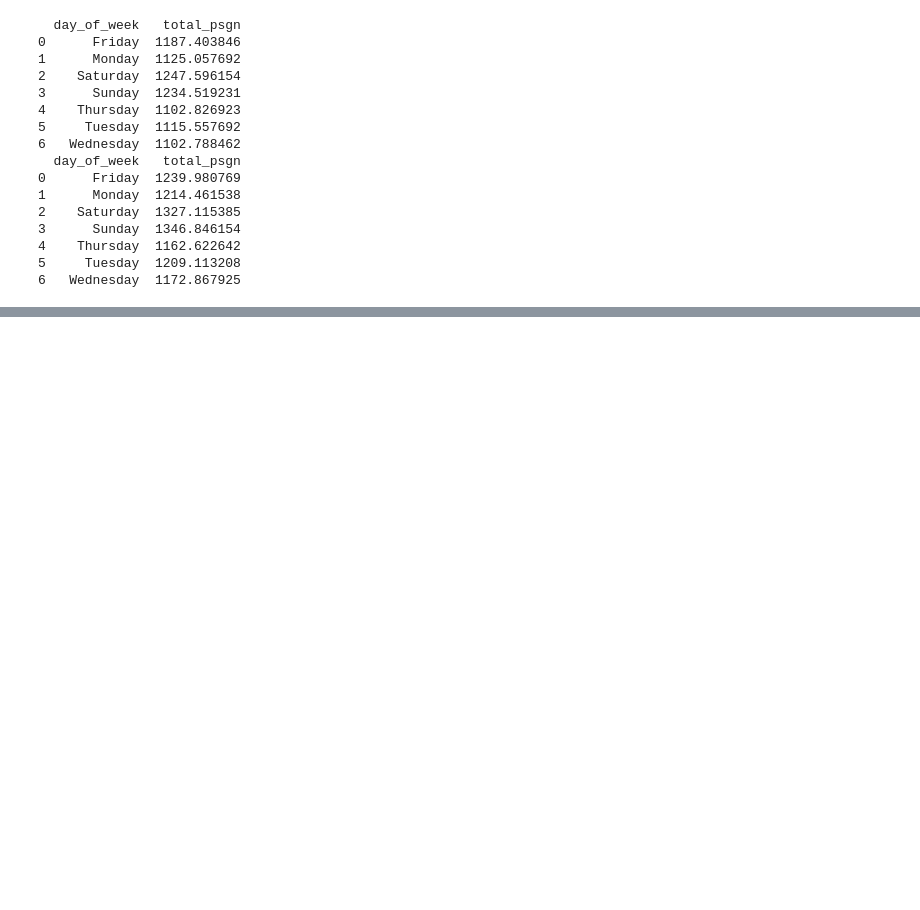
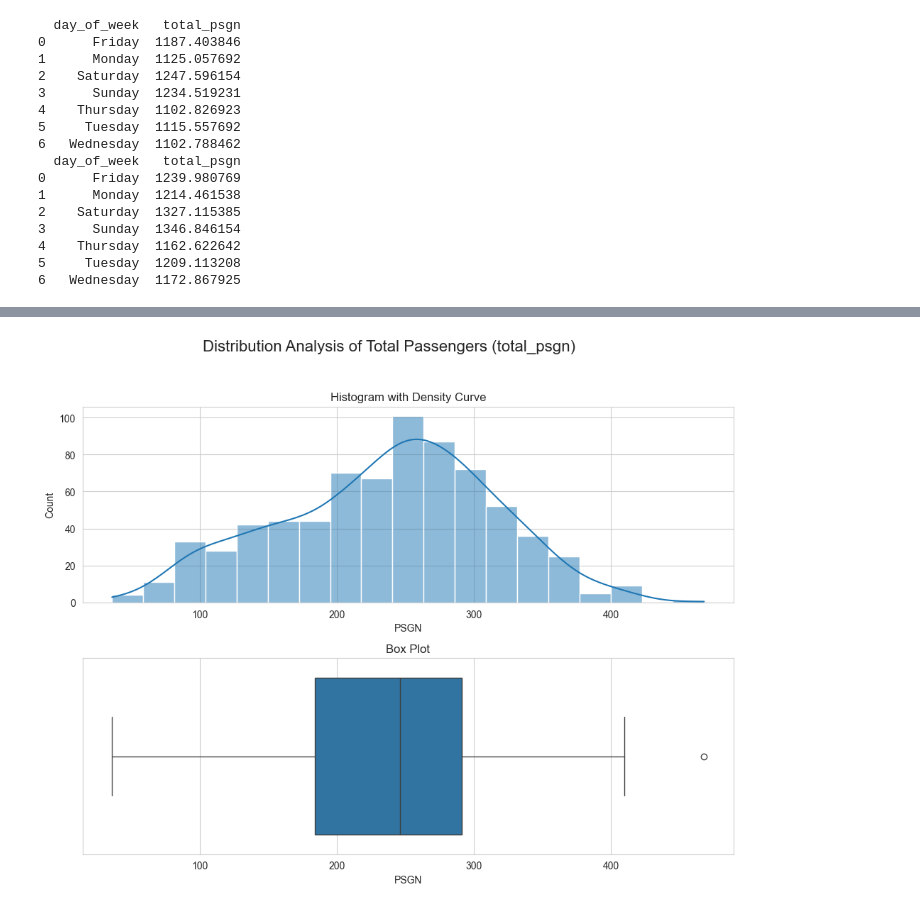
Before and after one commit to yashu1819/DPonTrain, a Jupyter notebook: Analysis/T22222.ipynb, the cells around one changed output, grey strips where cells are left out. Saved outputs shown, nothing was run; the diff lists cells and outputs as text; code cells hidden in the pictures; blank space fills up the shorter version.

```diff
--- a/Analysis/T22222.ipynb
+++ b/Analysis/T22222.ipynb
@@ -563,3 +563,11 @@ print(df2)
 4    Thursday  1162.622642
 5     Tuesday  1209.113208
 6   Wednesday  1172.867925
+# %%
+df_nzm_csmt= df[(df['brdpt_code']=="NZM") &( df['resupto_code']=="CSMT")].copy()
+df_nzm_csmt_3A= df_nzm_csmt[(df_nzm_csmt['cls']=="3A")].copy()
+df_nzm_csmt_2A= df_nzm_csmt[(df_nzm_csmt['cls']=="2A")].copy()
+df_nzm_csmt_1A= df_nzm_csmt[(df_nzm_csmt['cls']=="1A")].copy()
+# %%
+df_nzm_csmt_3A_book= (df_nzm_csmt_3A.groupby('journey_date')['PSGN'].sum().reset_index())
+df_nzm_csmt_3A_book
@@ -565,0 +588,29 @@ print(df2)
+# %%
+fig, axes = plt.subplots(2, 1, figsize=(10, 8))
+fig.suptitle('Distribution Analysis of Total Passengers (total_psgn)', fontsize=16)
+
+
+# 1. --- Create the Distribution Plot (Histogram + KDE) ---
+sns.histplot(
+    ax=axes[0],
+    data=df_nzm_csmt_3A_book,
+    x='PSGN',
+    kde=True  # This adds the density line, creating the distplot effect
+)
+axes[0].set_title('Histogram with Density Curve')
+
+
+# 2. --- Create the Box Plot ---
+sns.boxplot(
+    ax=axes[1],
+    data=df_nzm_csmt_3A_book,
+    x='PSGN'
+)
+axes[1].set_title('Box Plot')
+
+
+# --- Display the plots ---
+plt.tight_layout(rect=[0, 0, 1, 0.95]) # Adjust layout for the suptitle
+plt.show()
+# %% [output]
+[figure, added]
```
Also changed, not shown: parts of 2 cells of this notebook.
